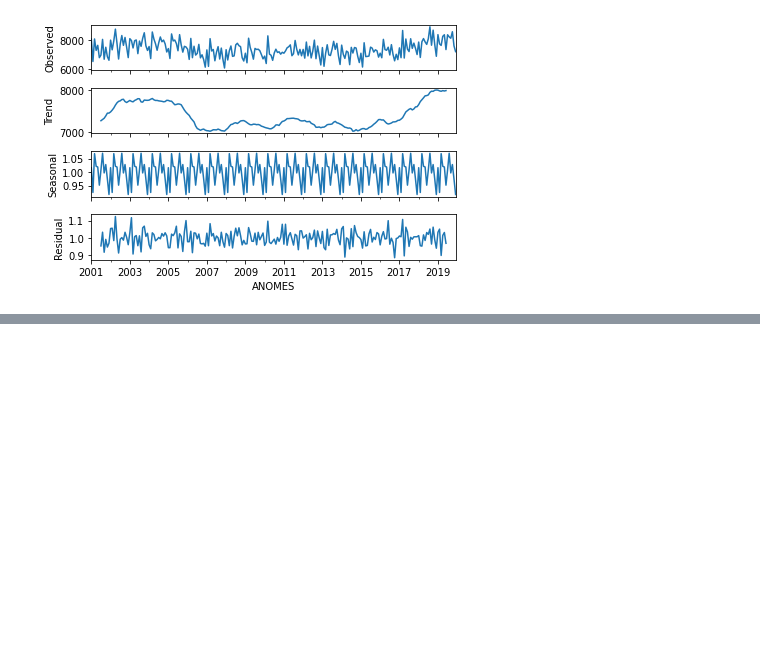
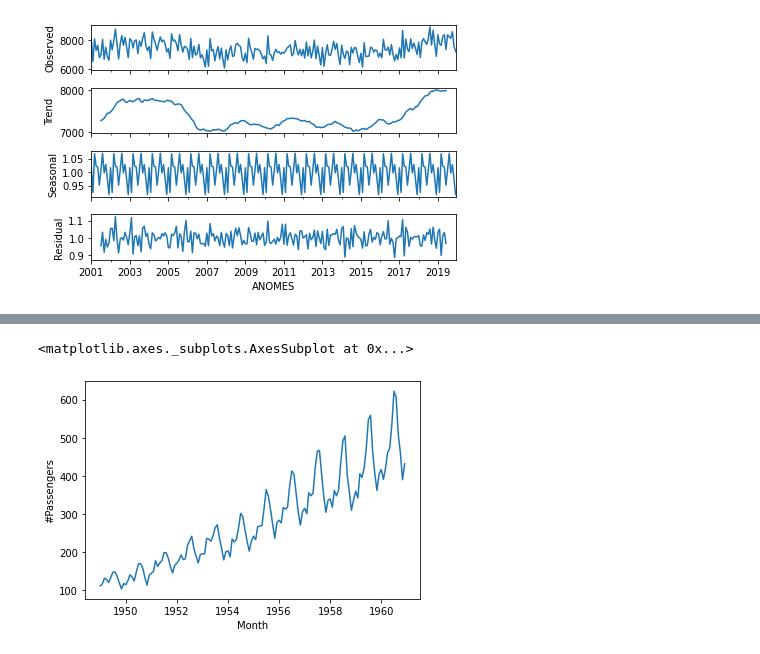
Before and after one commit to Kensawa94/Portifolio-Alura, a Jupyter notebook: Diário/Módulo 4/Atividade - 4/Atividade - 4.ipynb, the cells around one changed output, grey strips where cells are left out. Saved outputs shown, nothing was run; the diff lists cells and outputs as text; code cells hidden in the pictures; blank space fills up the shorter version.

```diff
--- a/Diário/Módulo 4/Atividade - 4/Atividade - 4.ipynb
+++ b/Diário/Módulo 4/Atividade - 4/Atividade - 4.ipynb
@@ -226,0 +229,7 @@ decomposicao_Mult.plot();
+# %%
+url_pass = 'https://raw.githubusercontent.com/alura-cursos/serie_temporal_bootcamp/main/AirPassengers.csv'
+dados_pass = pd.read_csv(url_pass)
+# %%
+
+dados_pass['Month'] = pd.to_datetime(dados_pass['Month'])
+dados_pass.info()
@@ -226,0 +246,5 @@ decomposicao_Mult.plot();
+# %%
+sns.lineplot(x = "Month", y = "#Passengers", data = dados_pass)
+# %% [output]
+<matplotlib.axes._subplots.AxesSubplot at 0x...>
+[figure, added]
```
Also changed, not shown: parts of 7 cells of this notebook.
